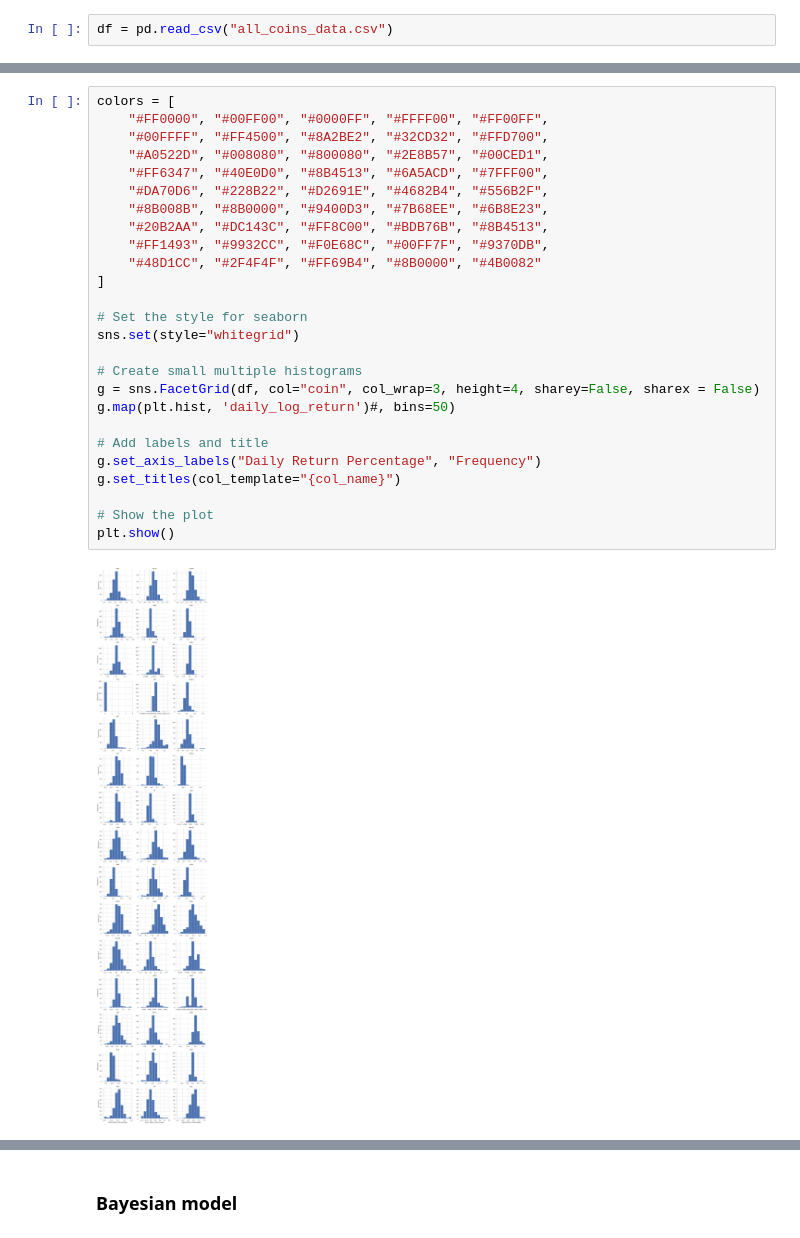
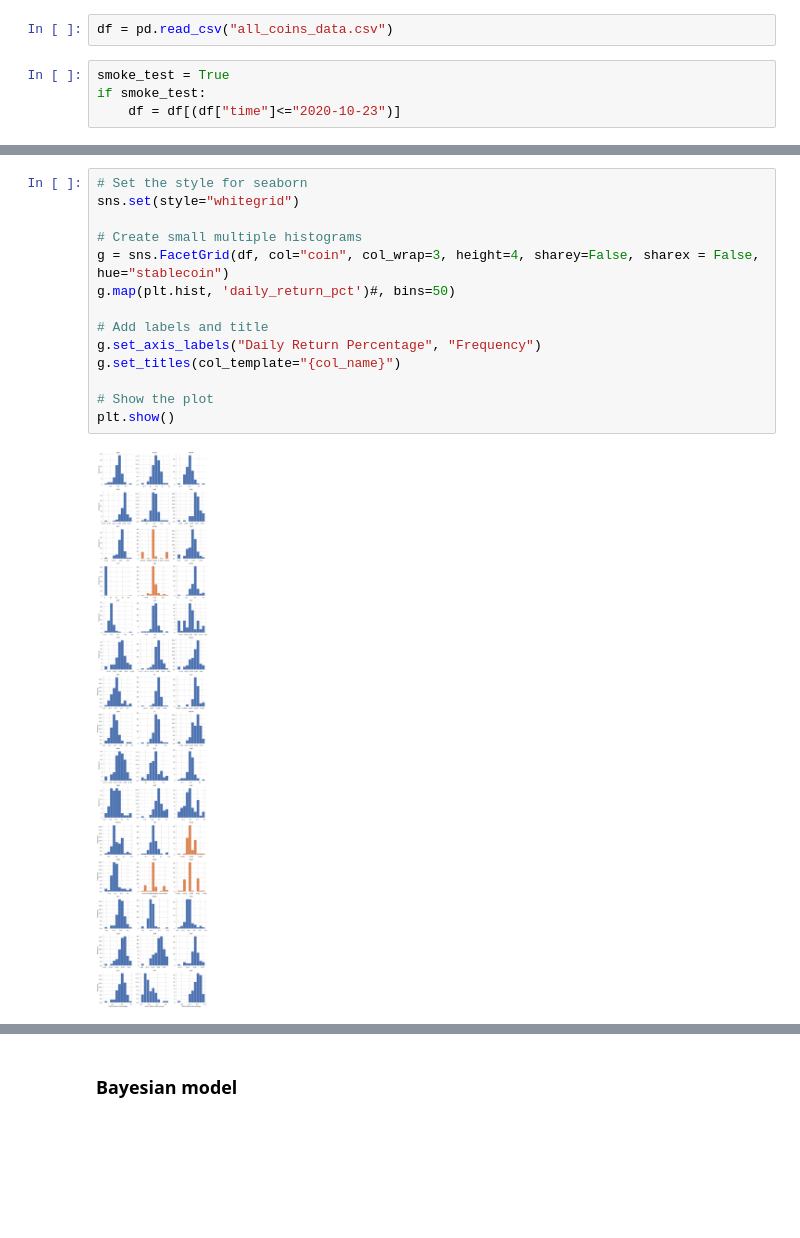
Before and after one commit to FedeScenna/Crypto_NetworkAnalysis, a Jupyter notebook: 04_ReturnAnalysis.ipynb, the cells around one changed output, grey strips where cells are left out. Saved outputs shown, nothing was run; the diff lists cells and outputs as text; blank space fills up the shorter version.

Commit message:
return analysis

```diff
--- a/04_ReturnAnalysis.ipynb
+++ b/04_ReturnAnalysis.ipynb
@@ -14,4 +15,8 @@ from constants import stablecoins
 ### Load Data
 # %%
 df = pd.read_csv("all_coins_data.csv")
+# %%
+smoke_test = True
+if smoke_test:
+    df = df[(df["time"]<="2020-10-23")]
 # %%
@@ -29,30 +32,18 @@ df.head()
 | 3 | 2020-08-25 | 0.1238 | 0.1063 | 0.1237 | 65939158.71 | 7699604.99 | 0.1126 | direct | NaN | ... |
 | 4 | 2020-08-26 | 0.1183 | 0.1107 | 0.1126 | 21686624.36 | 2483949.36 | 0.1144 | direct | NaN | ... |
 # %%
-colors = [
-    "#FF0000", "#00FF00", "#0000FF", "#FFFF00", "#FF00FF",
-    "#00FFFF", "#FF4500", "#8A2BE2", "#32CD32", "#FFD700",
-    "#A0522D", "#008080", "#800080", "#2E8B57", "#00CED1",
-    "#FF6347", "#40E0D0", "#8B4513", "#6A5ACD", "#7FFF00",
-    "#DA70D6", "#228B22", "#D2691E", "#4682B4", "#556B2F",
-    "#8B008B", "#8B0000", "#9400D3", "#7B68EE", "#6B8E23",
-    "#20B2AA", "#DC143C", "#FF8C00", "#BDB76B", "#8B4513",
-    "#FF1493", "#9932CC", "#F0E68C", "#00FF7F", "#9370DB",
-    "#48D1CC", "#2F4F4F", "#FF69B4", "#8B0000", "#4B0082"
-]
-
 # Set the style for seaborn
 sns.set(style="whitegrid")
 
 # Create small multiple histograms
-g = sns.FacetGrid(df, col="coin", col_wrap=3, height=4, sharey=False, sharex = False)
-g.map(plt.hist, 'daily_log_return')#, bins=50)
+g = sns.FacetGrid(df, col="coin", col_wrap=3, height=4, sharey=False, sharex = False, hue="stablecoin")
+g.map(plt.hist, 'daily_return_pct')#, bins=50)
 
 # Add labels and title
 g.set_axis_labels("Daily Return Percentage", "Frequency")
 g.set_titles(col_template="{col_name}")
 
 # Show the plot
 plt.show()
 # %% [output]
-[figure, old version]
+[figure, new version]
```
Also changed, not shown: parts of 6 cells of this notebook.
